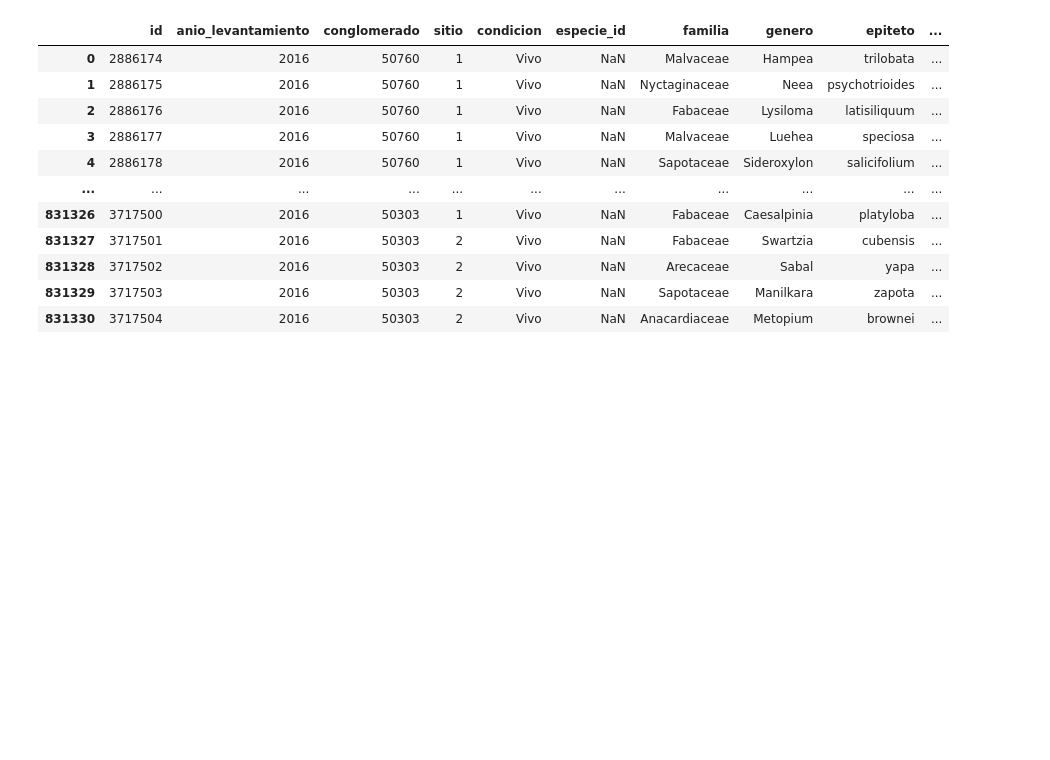
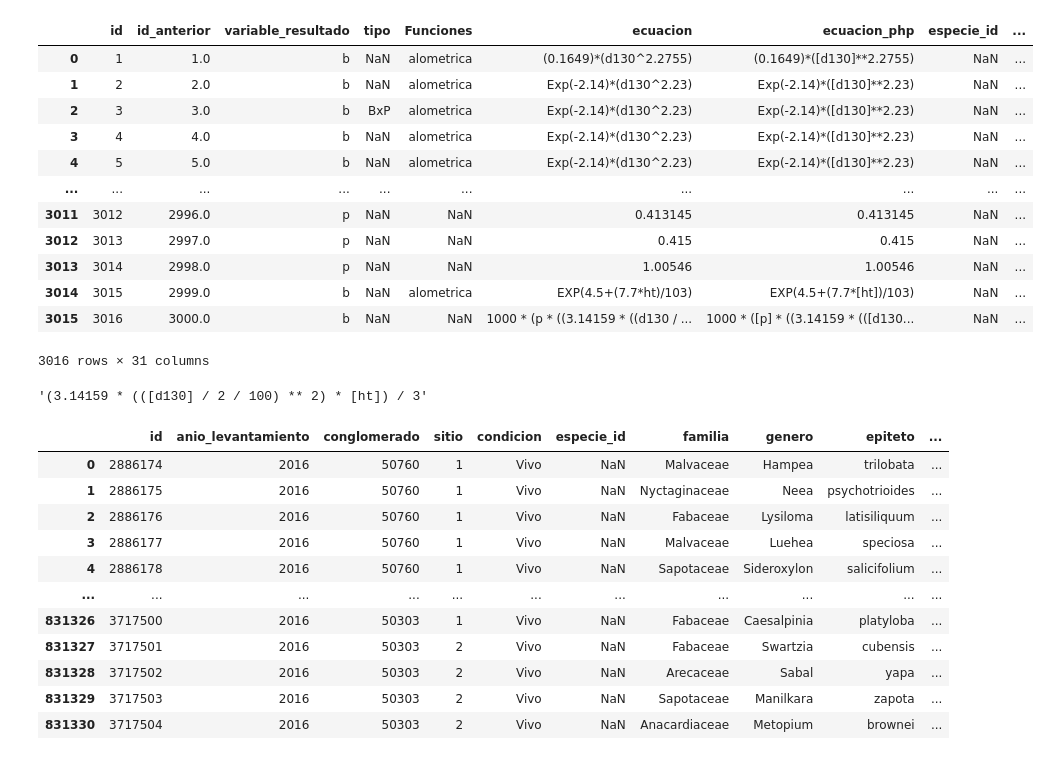
Before and after one commit to gomosak08/SEByC, a Jupyter notebook: labs/Untitled.ipynb, the cells around one changed output. Saved outputs shown, nothing was run; the diff lists cells and outputs as text; code cells hidden in the pictures; blank space fills up the shorter version.

```diff
--- a/labs/Untitled.ipynb
+++ b/labs/Untitled.ipynb
@@ -16,6 +16,26 @@ result = f'../runs/run_{n}/calculo_bio_car_{n}_head.csv'
 #/home/gomosak/conafor/SEByc/runs/run_15/regression_15_head.csv /home/gomosak/conafor/SEByc/runs/run_15/calculo_bio_car_15_head.csv
 # %%
 modelos = pd.read_csv("/home/gomosak/conafor/SEByc/csvs/modelo2.csv")
+# %%
+modelos
+# %% [output]
+|  | id | id_anterior | variable_resultado | tipo | Funciones | ecuacion | ecuacion_php | especie_id | ... |
+| 0 | 1 | 1.0 | b | NaN | alometrica | (0.1649)*(d130^2.2755) | (0.1649)*([d130]**2.2755) | NaN | ... |
+| 1 | 2 | 2.0 | b | NaN | alometrica | Exp(-2.14)*(d130^2.23) | Exp(-2.14)*([d130]**2.23) | NaN | ... |
+| 2 | 3 | 3.0 | b | BxP | alometrica | Exp(-2.14)*(d130^2.23) | Exp(-2.14)*([d130]**2.23) | NaN | ... |
+| 3 | 4 | 4.0 | b | NaN | alometrica | Exp(-2.14)*(d130^2.23) | Exp(-2.14)*([d130]**2.23) | NaN | ... |
+| 4 | 5 | 5.0 | b | NaN | alometrica | Exp(-2.14)*(d130^2.23) | Exp(-2.14)*([d130]**2.23) | NaN | ... |
+| ... | ... | ... | ... | ... | ... | ... | ... | ... | ... |
+| 3011 | 3012 | 2996.0 | p | NaN | NaN | 0.413145 | 0.413145 | NaN | ... |
+| 3012 | 3013 | 2997.0 | p | NaN | NaN | 0.415 | 0.415 | NaN | ... |
+| 3013 | 3014 | 2998.0 | p | NaN | NaN | 1.00546 | 1.00546 | NaN | ... |
+| 3014 | 3015 | 2999.0 | b | NaN | alometrica | EXP(4.5+(7.7*ht)/103) | EXP(4.5+(7.7*[ht])/103) | NaN | ... |
+| 3015 | 3016 | 3000.0 | b | NaN | NaN | 1000 * (p * ((3.14159 * ((d130 / ... | 1000 * ([p] * ((3.14159 * (([d130... | NaN | ... |
+3016 rows × 31 columns
+# %%
+modelos.iloc[2883, 6]
+# %% [output]
+'(3.14159 * (([d130] / 2 / 100) ** 2) * [ht]) / 3'
 # %%
 #arboles = '../regression__head.csv'
 df = pd.read_csv(arboles)
```
Also changed, not shown: 12 other files.
